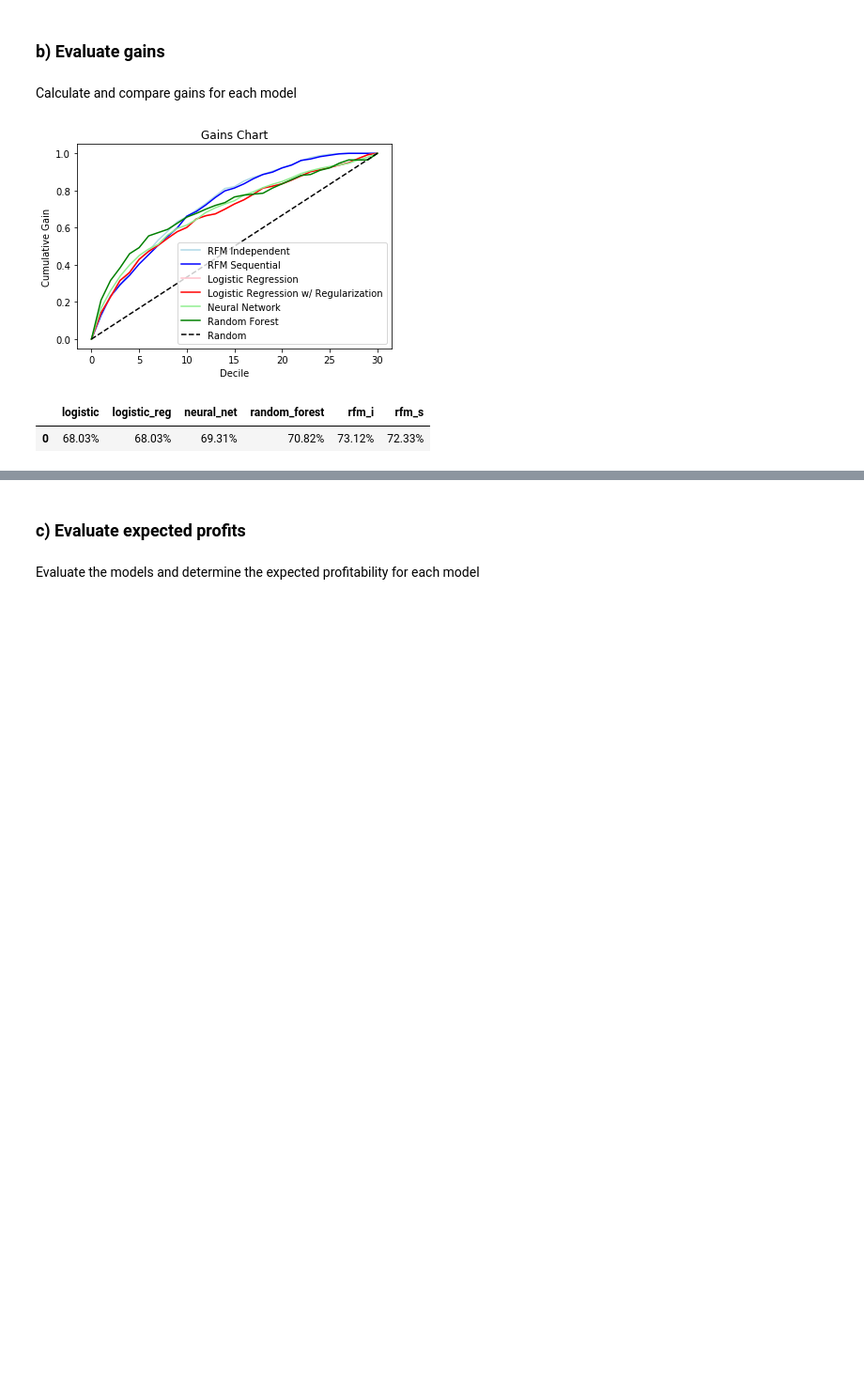
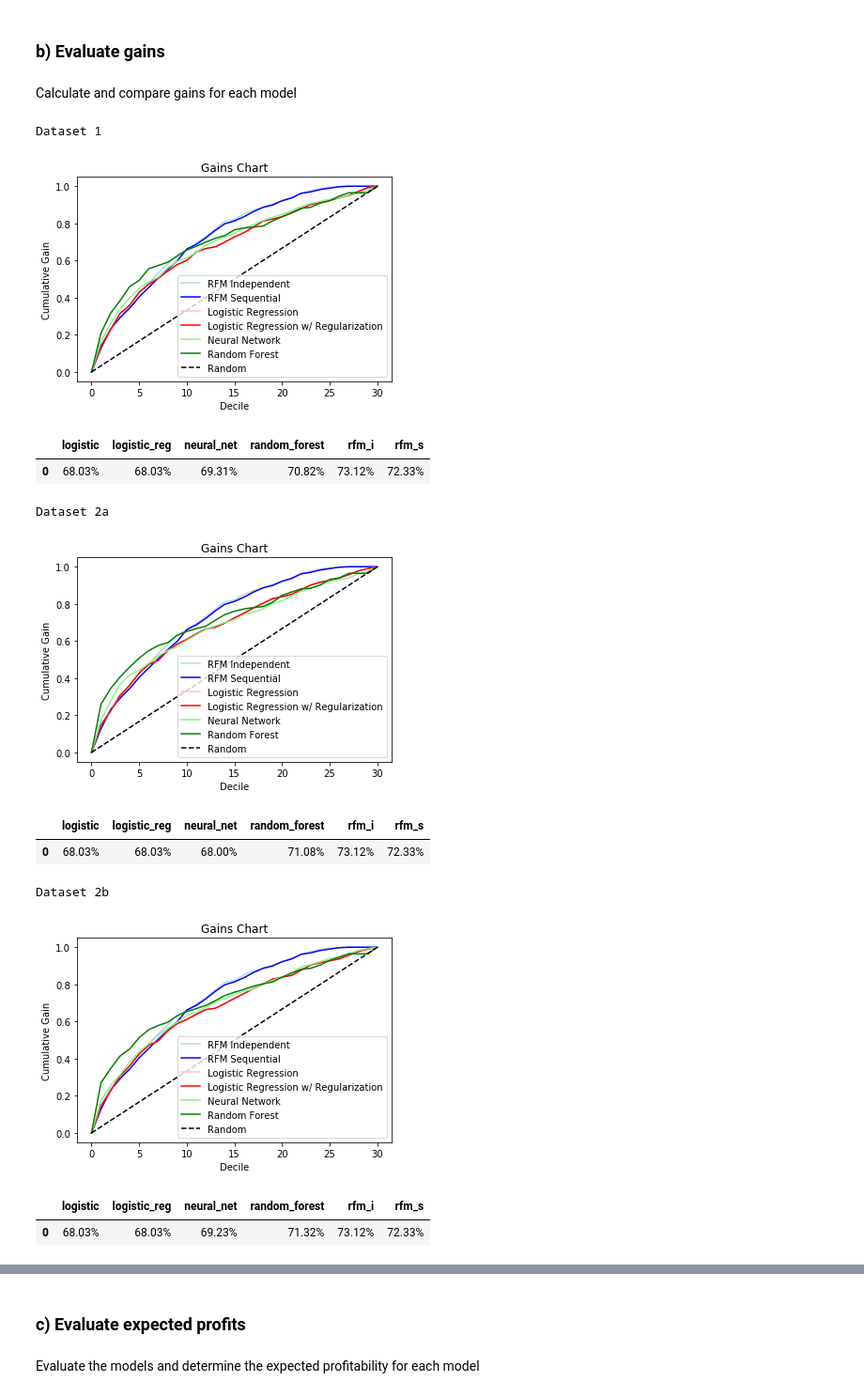
Before and after one commit to adeng/mba263-projects, a Jupyter notebook: Intuit Group Assignment.ipynb, the cells around one changed output, grey strips where cells are left out. Shown at 94% size. Drawn from its saved outputs; the diff is of its cells as text; code cells hidden in the pictures; blank space fills up the shorter version.

Commit message:
Iterate through datasets 1 - 3b

```diff
--- a/Intuit Group Assignment.ipynb
+++ b/Intuit Group Assignment.ipynb
@@ -76,10 +80,9 @@ data.corr()
 # Construct interactions based on
 data['sincepurch_version1'] = data['sincepurch'] * data['version1']
 data['numords_dollars'] = data['numords'] * data['dollars']
+data['unknown_bizflag'] = data['sex_U'] * data['bizflag']
 
-# Create new zip bins that are based on the fisrt 2 digits of the zip code.
-# If the code is '99999' then the zip bin would be '999' because these are
-# international zip codes that are different from other zips starting with '99'
-data['zip'] = data['zip'].astype(str)
-data['zip2'] = data['zip'].apply(lambda x: '0' + str(x)[0] if len(str(x)) == 4 else ('999' if x == '99999' else ('00' if len(str(x)) <= 3 else str(x)[:2])))
-# TODO: zip3
+# Create new zip bins that are based on the fisrt 2 or 3 digits of the zip code.
+data['zip'] = data['zip'].astype(str).str.zfill(5)
+data['zip_2'] = data['zip'].str[:2].astype(int)
+data['zip_3'] = data['zip'].str[:3].astype(int)
@@ -162,8 +174,6 @@ def run_ml_models(dataset, predict, variables, threshold=breakeven_rate):
     df = dataset.copy()
 
     # Split dataset into train and test, training on 60% and holding 40%
-    X = df[variables]
-    y = df[predict]
     train, test = train_test_split(df, test_size=0.4, random_state=0)
 
     # Use a simple logistic regression
@@ -186,8 +196,10 @@ def run_ml_models(dataset, predict, variables, threshold=breakeven_rate):
     test['p_rf'] = result_rf.predict(test[variables]) / 2
     test['res_rf'] = np.where(test['p_rf'] > threshold, 1, 0)
 
+    # Rename res1 to actuals
     test['actual_res'] = test['res1']
 
+    # Return predictions and results that pass the threshold
     return test[['id', 'p_log','p_logr','p_nn','p_rf', 'p_rfmi', 'p_rfms',
                'actual_res', 'res_log','res_logr','res_nn','res_rf', 'res_rfmi', 'res_rfms']]
 # %% [markdown]
@@ -312,16 +345,36 @@ def plot_gains(gains):
     plt.title('Gains Chart')
     plt.legend()
     plt.show()
+
+def print_gains_performance(predictions):
+    gains = evaluate_predictions(predictions)
+    auc = calculate_gains_auc(gains)
+    gains_auc = auc.style.format("{:.2%}")
+    plot_gains(gains)
+    display(gains_auc)
 # %% [markdown]
 Calculate and compare gains for each model
 # %%
-gains = evaluate_predictions(predictions)
-gains_auc = calculate_gains_auc(gains)
-gains_auc = gains_auc.style.format("{:.2%}")
-
-plot_gains(gains)
-gains_auc
+print("Dataset 1")
+print_gains_performance(predictions1)
+print("Dataset 2a")
+print_gains_performance(predictions2a)
+print("Dataset 2b")
+print_gains_performance(predictions2b)
+print("Dataset 3a")
+print_gains_performance(predictions3a)
+print("Dataset 3b")
+print_gains_performance(predictions3b)
 # %% [output]
+Dataset 1
 [figure]
 |  | logistic | logistic_reg | neural_net | random_forest | rfm_i | rfm_s |
 | 0 | 68.03% | 68.03% | 69.31% | 70.82% | 73.12% | 72.33% |
+Dataset 2a
+[figure, added]
+|  | logistic | logistic_reg | neural_net | random_forest | rfm_i | rfm_s |
+| 0 | 68.03% | 68.03% | 68.00% | 71.08% | 73.12% | 72.33% |
+Dataset 2b
+[figure, added]
+|  | logistic | logistic_reg | neural_net | random_forest | rfm_i | rfm_s |
+| 0 | 68.03% | 68.03% | 69.23% | 71.32% | 73.12% | 72.33% |
```
Also changed, not shown: parts of 11 cells of this notebook.
